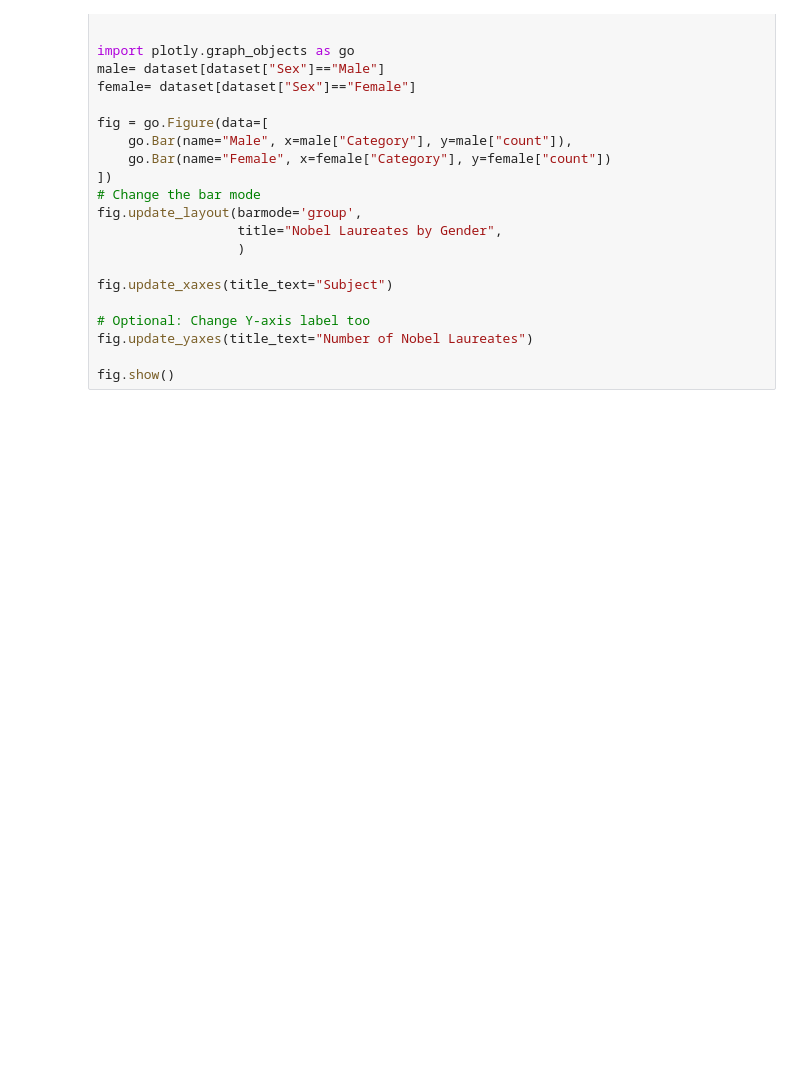
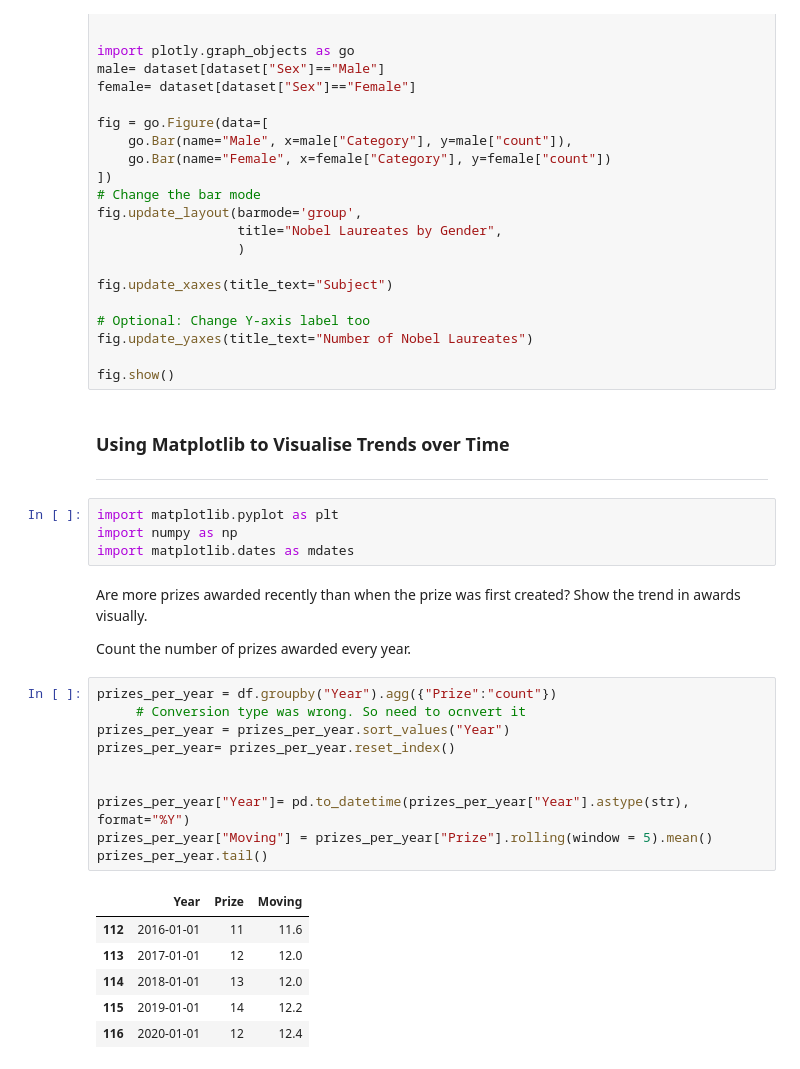
Before and after one commit to shane-221/Python_Basics, a Jupyter notebook: 09_Advanced-Data_Analysis(Pandas-Plotly-Seaborn)/79_Matplotlib_Pandas_Seaborn/main.ipynb, the cells around one changed output. Drawn from its saved outputs; the diff is of its cells as text; blank space fills up the shorter version.

```diff
--- a/09_Advanced-Data_Analysis(Pandas-Plotly-Seaborn)/79_Matplotlib_Pandas_Seaborn/main.ipynb
+++ b/09_Advanced-Data_Analysis(Pandas-Plotly-Seaborn)/79_Matplotlib_Pandas_Seaborn/main.ipynb
@@ -230,3 +227,31 @@ fig.update_xaxes(title_text="Subject")
 fig.update_yaxes(title_text="Number of Nobel Laureates")
 
 fig.show()
+# %% [markdown]
+### Using Matplotlib to Visualise Trends over Time
+---
+# %%
+import matplotlib.pyplot as plt
+import numpy as np
+import matplotlib.dates as mdates
+# %% [markdown]
+Are more prizes awarded recently than when the prize was first created? Show the trend in awards visually.
+
+Count the number of prizes awarded every year.
+# %%
+prizes_per_year = df.groupby("Year").agg({"Prize":"count"})
+     # Conversion type was wrong. So need to ocnvert it
+prizes_per_year = prizes_per_year.sort_values("Year")
+prizes_per_year= prizes_per_year.reset_index()
+
+
+prizes_per_year["Year"]= pd.to_datetime(prizes_per_year["Year"].astype(str), format="%Y")
+prizes_per_year["Moving"] = prizes_per_year["Prize"].rolling(window = 5).mean()
+prizes_per_year.tail()
+# %% [output]
+|  | Year | Prize | Moving |
+| 112 | 2016-01-01 | 11 | 11.6 |
+| 113 | 2017-01-01 | 12 | 12.0 |
+| 114 | 2018-01-01 | 13 | 12.0 |
+| 115 | 2019-01-01 | 14 | 12.2 |
+| 116 | 2020-01-01 | 12 | 12.4 |
```
Also changed, not shown: parts of 9 cells of this notebook.
